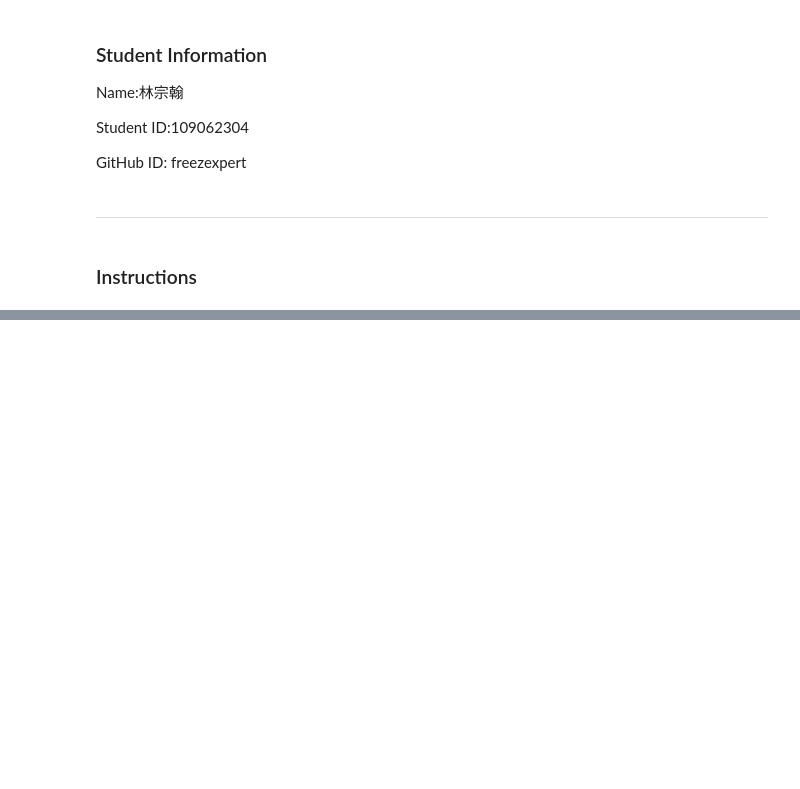
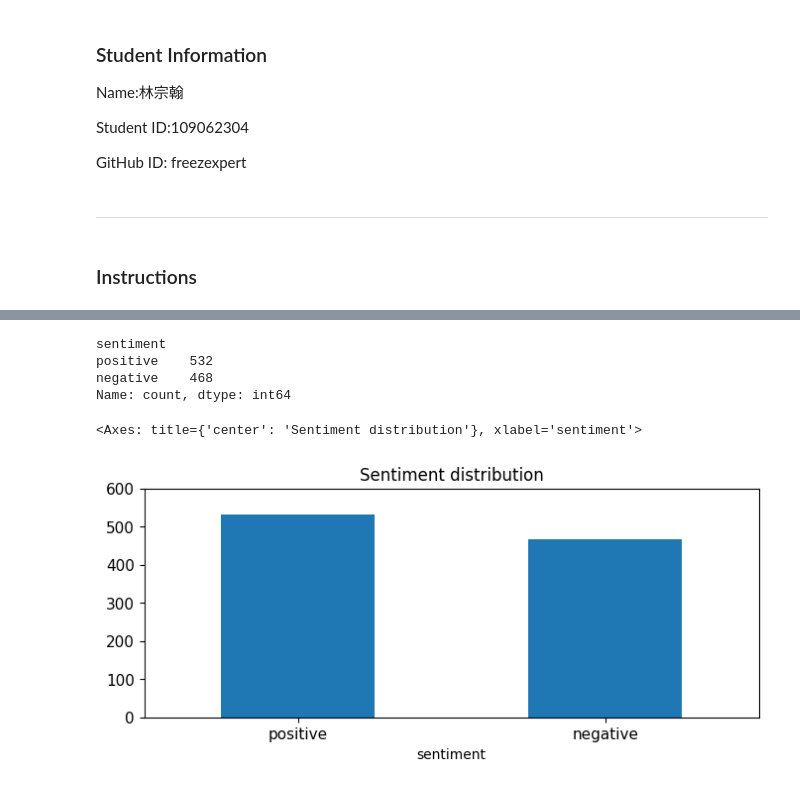
Before and after one commit to freezexpert/DM2023-Lab1-Master, a Jupyter notebook: Homework/DM2023-Lab1-Homework.ipynb, the cells around one changed output, grey strips where cells are left out. Saved outputs shown, nothing was run; the diff lists cells and outputs as text; code cells hidden in the pictures; blank space fills up the shorter version.

```diff
--- a/Homework/DM2023-Lab1-Homework.ipynb
+++ b/Homework/DM2023-Lab1-Homework.ipynb
@@ -35,0 +281,5 @@ You can submit your homework following these guidelines: [Git Intro & How to han
+# %%
+print(data.shape)
+data_sample = data.sample(n=1000,random_state=42) #random state
+display(data_sample)
+len(data_sample)
@@ -35,0 +332,15 @@ You can submit your homework following these guidelines: [Git Intro & How to han
+# %%
+print(data_sample.sentiment.value_counts())
+
+# plot barchart for data_sample
+data_sample.sentiment.value_counts().plot(kind = 'bar',
+                                    title = 'Sentiment distribution',
+                                    ylim = [0, 600],
+                                    rot = 0, fontsize = 11, figsize = (8,3))
+# %% [output]
+sentiment
+positive    532
+negative    468
+Name: count, dtype: int64
+<Axes: title={'center': 'Sentiment distribution'}, xlabel='sentiment'>
+[figure, added]
```
Also changed, not shown: parts of 91 cells of this notebook, 9 other files.
